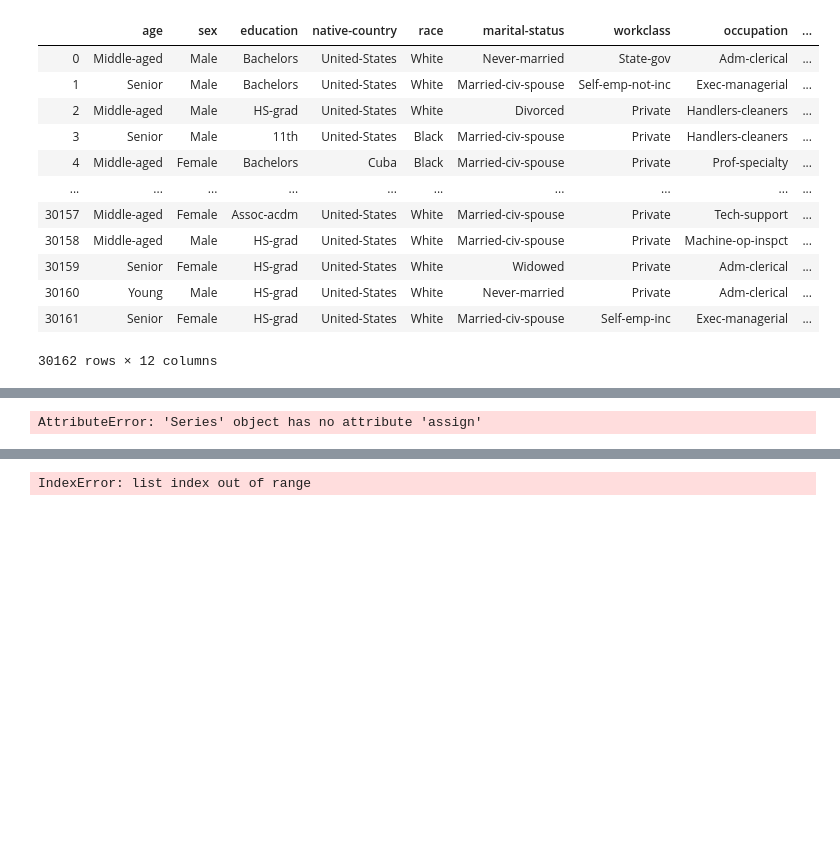
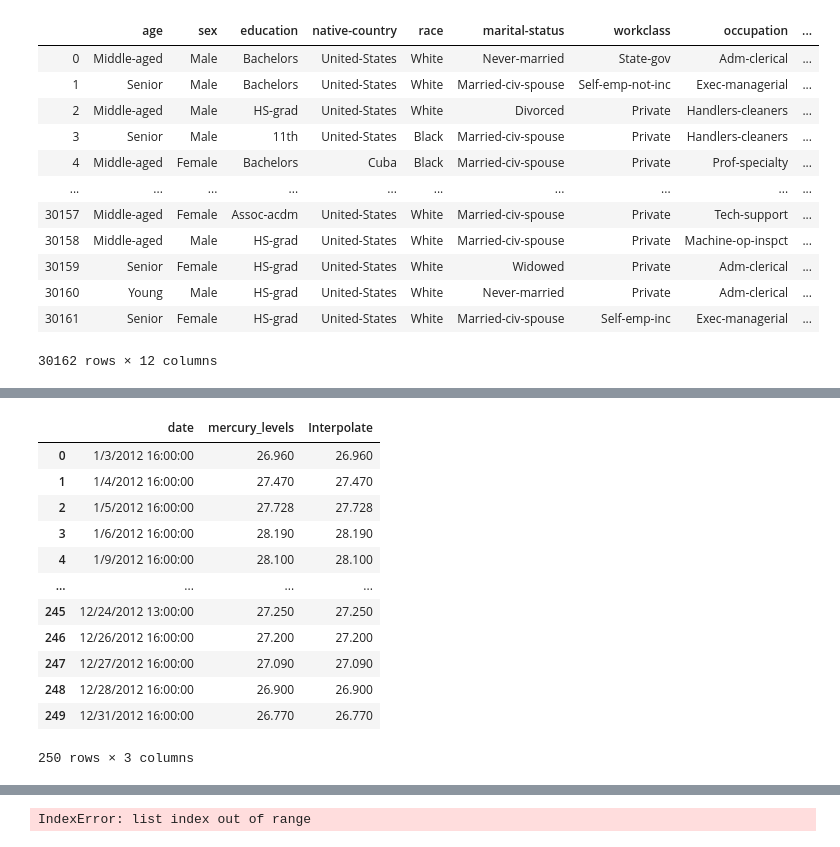
Before and after one commit to sdman135/Technical-Interview-Coding-Skills, a Jupyter notebook: Technical Interview Coding Skills Review.ipynb, the cells around one changed output, grey strips where cells are left out. Cells and saved outputs as stored; diff of their text form; code cells hidden in the pictures; blank space fills up the shorter version.

```diff
--- a/Technical Interview Coding Skills Review.ipynb
+++ b/Technical Interview Coding Skills Review.ipynb
@@ -963,6 +1009,6 @@ temp_df
 # %%
 
-temp_df['new_mercury_levels'] = pd.to_numeric(temp_df.mercury_levels,errors='coerce')
+temp_df['mercury_levels'] = pd.to_numeric(temp_df.mercury_levels,errors='coerce')
 # %%
 temp_df.isnull().sum()
 # %% [output]
@@ -973,4 +1038,17 @@ dtype: int64
 # %%
- df_interp = temp_df.new_mercury_levels.assign(Interpolate=temp_df.interpolate(method='pad'))
+df_interp = temp_df.assign(Interpolate=temp_df.mercury_levels.interpolate(method='pad'))
+df_interp
 # %% [output]
+|  | date | mercury_levels | Interpolate |
+| 0 | 1/3/2012 16:00:00 | 26.960 | 26.960 |
+| 1 | 1/4/2012 16:00:00 | 27.470 | 27.470 |
+| 2 | 1/5/2012 16:00:00 | 27.728 | 27.728 |
+| 3 | 1/6/2012 16:00:00 | 28.190 | 28.190 |
+| 4 | 1/9/2012 16:00:00 | 28.100 | 28.100 |
+| ... | ... | ... | ... |
+| 245 | 12/24/2012 13:00:00 | 27.250 | 27.250 |
+| 246 | 12/26/2012 16:00:00 | 27.200 | 27.200 |
+| 247 | 12/27/2012 16:00:00 | 27.090 | 27.090 |
+| 248 | 12/28/2012 16:00:00 | 26.900 | 26.900 |
+| 249 | 12/31/2012 16:00:00 | 26.770 | 26.770 |
-AttributeError: 'Series' object has no attribute 'assign'
+250 rows × 3 columns
```
Also changed, not shown: parts of 11 cells of this notebook, 1 other file.
